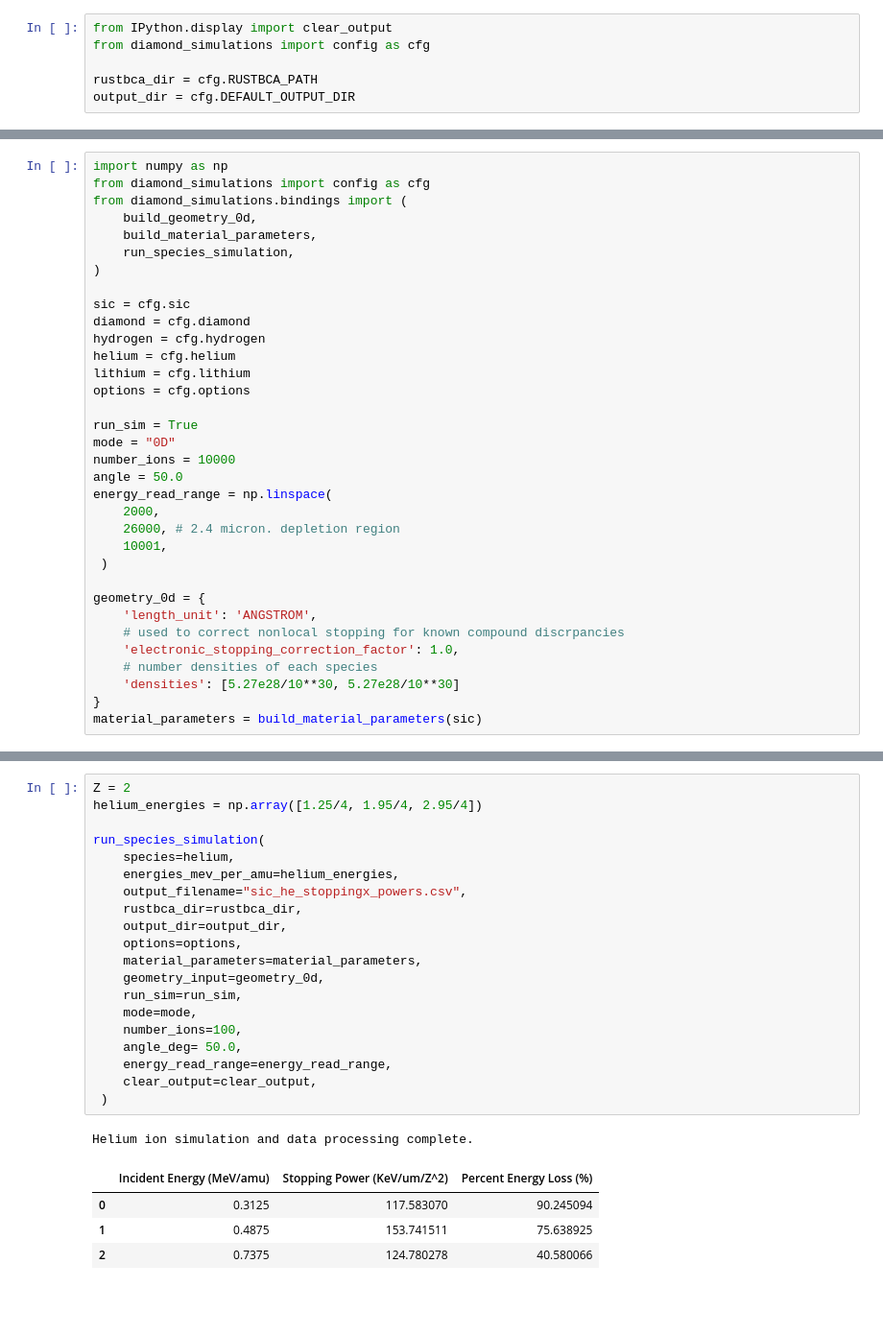
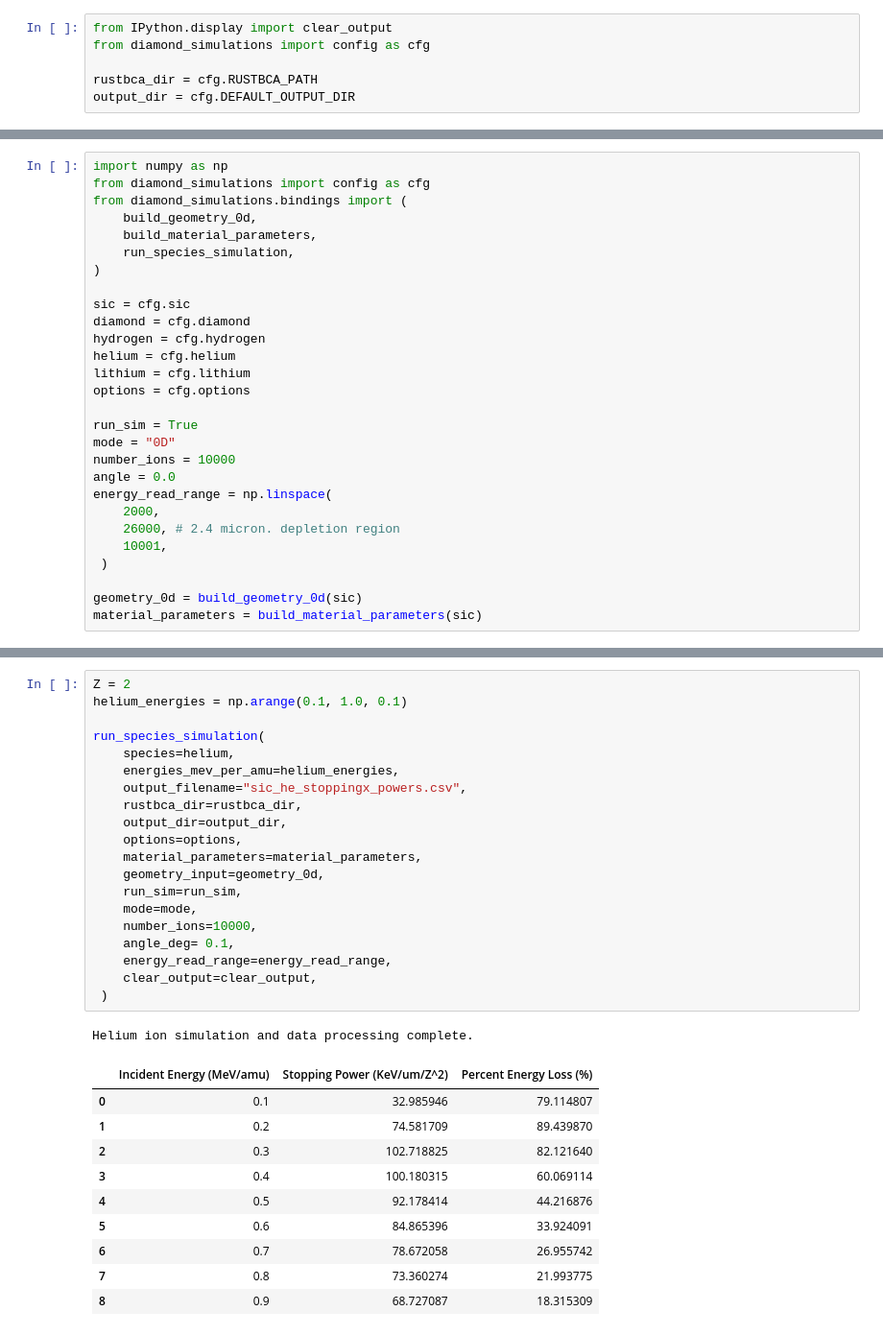
Before and after one commit to michaeldunnpro/mddunn-thesis, a Jupyter notebook: notebooks/sic_compare.ipynb, the cells around one changed output, grey strips where cells are left out. Shown at 96% size. Cells and saved outputs as stored; diff of their text form; blank space fills up the shorter version.

```diff
--- a/notebooks/sic_compare.ipynb
+++ b/notebooks/sic_compare.ipynb
@@ -120,19 +105,13 @@ options = cfg.options
 run_sim = True
 mode = "0D"
 number_ions = 10000
-angle = 50.0
+angle = 0.0
 energy_read_range = np.linspace(
     2000,
     26000, # 2.4 micron. depletion region
     10001,
  )
 
-geometry_0d = {
-    'length_unit': 'ANGSTROM',
-    # used to correct nonlocal stopping for known compound discrpancies
-    'electronic_stopping_correction_factor': 1.0,
-    # number densities of each species
-    'densities': [5.27e28/10**30, 5.27e28/10**30]
-}
+geometry_0d = build_geometry_0d(sic)
 material_parameters = build_material_parameters(sic)
 # %% [markdown]
@@ -140,26 +121,32 @@ material_parameters = build_material_parameters(sic)
 # %%
 Z = 2
-helium_energies = np.array([1.25/4, 1.95/4, 2.95/4])
+helium_energies = np.arange(0.1, 1.0, 0.1)
 
 run_species_simulation(
     species=helium,
     energies_mev_per_amu=helium_energies,
     output_filename="sic_he_stoppingx_powers.csv",
     rustbca_dir=rustbca_dir,
     output_dir=output_dir,
     options=options,
     material_parameters=material_parameters,
     geometry_input=geometry_0d,
     run_sim=run_sim,
     mode=mode,
-    number_ions=100,
-    angle_deg= 50.0,
+    number_ions=10000,
+    angle_deg= 0.1,
     energy_read_range=energy_read_range,
     clear_output=clear_output,
  )
 # %% [output]
 Helium ion simulation and data processing complete.
 |  | Incident Energy (MeV/amu) | Stopping Power (KeV/um/Z^2) | Percent Energy Loss (%) |
-| 0 | 0.3125 | 117.583070 | 90.245094 |
-| 1 | 0.4875 | 153.741511 | 75.638925 |
-| 2 | 0.7375 | 124.780278 | 40.580066 |
+| 0 | 0.1 | 32.985946 | 79.114807 |
+| 1 | 0.2 | 74.581709 | 89.439870 |
+| 2 | 0.3 | 102.718825 | 82.121640 |
+| 3 | 0.4 | 100.180315 | 60.069114 |
+| 4 | 0.5 | 92.178414 | 44.216876 |
+| 5 | 0.6 | 84.865396 | 33.924091 |
+| 6 | 0.7 | 78.672058 | 26.955742 |
+| 7 | 0.8 | 73.360274 | 21.993775 |
+| 8 | 0.9 | 68.727087 | 18.315309 |
```
Also changed, not shown: parts of 18 cells of this notebook, 5 other files.
